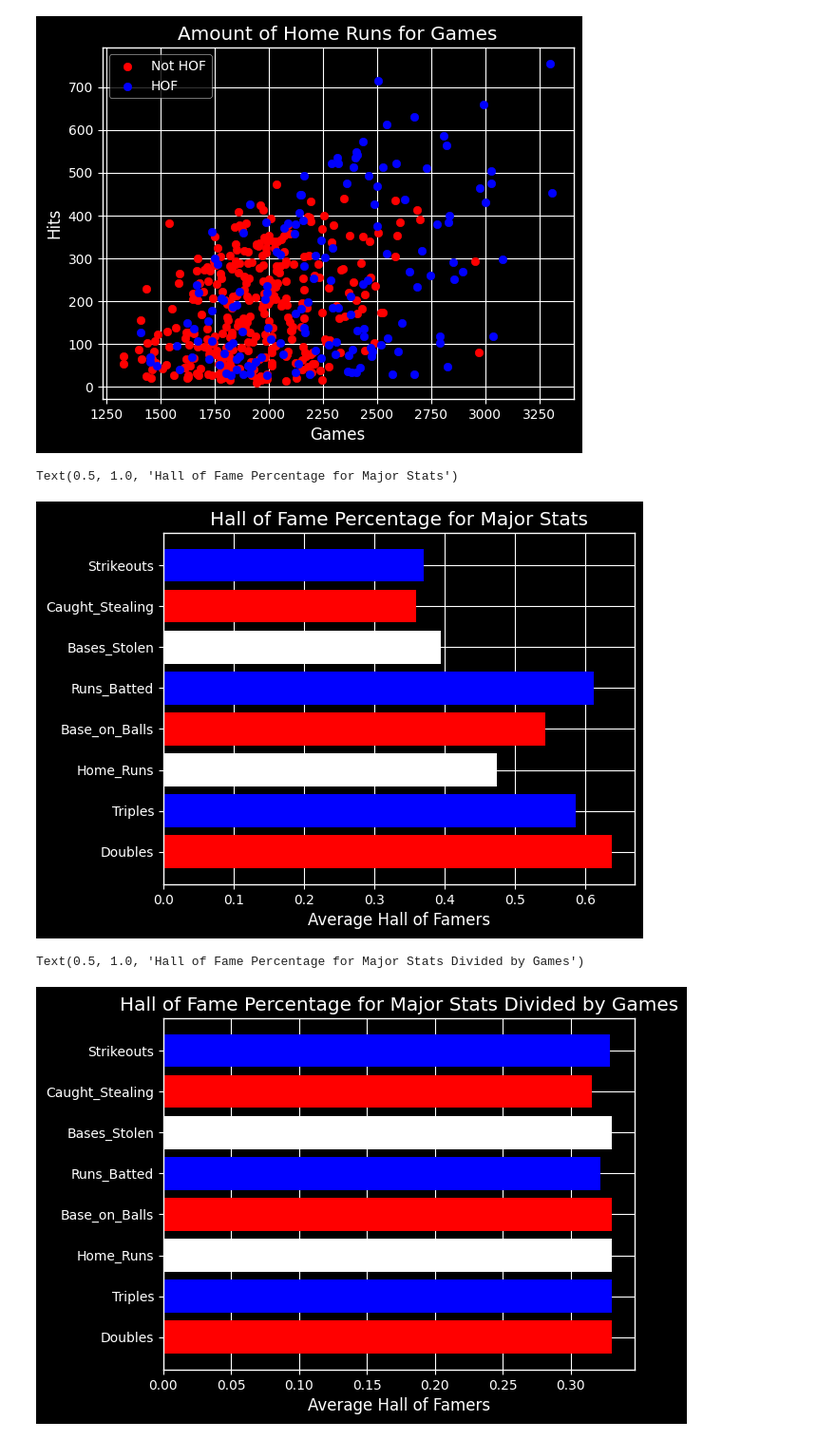
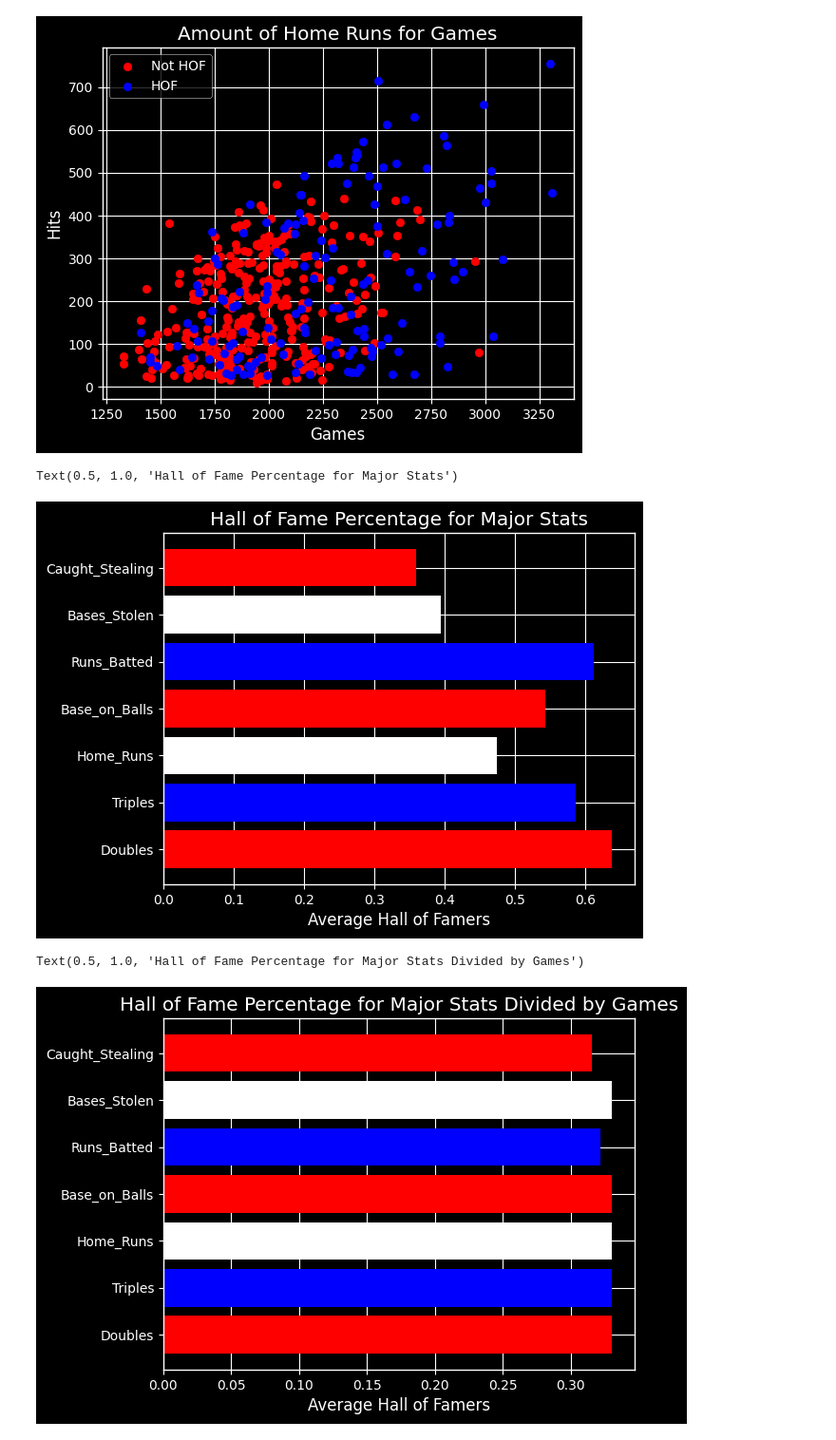
Before and after one commit to A-Peoples/DSRP_Project, a Jupyter notebook: Data_Science_Project_2025.ipynb, the cells around one changed output. Shown at 95% size. Drawn from its saved outputs; the diff is of its cells as text; code cells hidden in the pictures.

```diff
--- a/Data_Science_Project_2025.ipynb
+++ b/Data_Science_Project_2025.ipynb
@@ -113,0 +94,4 @@ pie_df
+# %%
+df['Batting_Avg'] = df['Batting_Avg'] * df['At_Bat']
+
+df.sort_values(by='Batting_Avg', ascending=False)
@@ -127,7 +127,7 @@ plt.legend(["Not HOF", "HOF"])
 <matplotlib.legend.Legend at 0x...>
 [figure]
 # %%
-cols = ['Doubles', 'Triples', 'Home_Runs', 'Base_on_Balls', 'Runs_Batted', 'Bases_Stolen', 'Caught_Stealing', 'Strikeouts']
+cols = ['Doubles', 'Triples', 'Home_Runs', 'Base_on_Balls', 'Runs_Batted', 'Bases_Stolen', 'Caught_Stealing']
 plt.style.use('dark_background')
 num_list = []
 for col in cols:
@@ -140,15 +140,14 @@ nums = {cols[0]: num_list[0],
  cols[3]: num_list[3],
  cols[4]: num_list[4],
  cols[5]: num_list[5],
- cols[6]: num_list[6],
- cols[7]: num_list[7],}
+ cols[6]: num_list[6],}
 
 plt.barh(cols, num_list, color=['red', 'blue', 'white'])
 plt.xlabel("Average Hall of Famers")
 plt.title("Hall of Fame Percentage for Major Stats")
 # %% [output]
 Text(0.5, 1.0, 'Hall of Fame Percentage for Major Stats')
-[figure, old version]
+[figure, new version]
 # %%
 avg_df = df
 
@@ -190,6 +189,7 @@ nums = {cols[0]: num_list[0],
   cols[7]: num_list[7],}
 # %%
 avg_df = df
+cols = ['Doubles', 'Triples', 'Home_Runs', 'Base_on_Balls', 'Runs_Batted', 'Bases_Stolen', 'Caught_Stealing', 'Strikeouts']
 
 avg_df = avg_df.rename(columns={"YRS": "Years_Active",
                         "AB": "At_Bat",
@@ -200,35 +200,34 @@ avg_df = avg_df.rename(columns={"YRS": "Years_Active",
                         "HR": "Home_Runs",
                         "RBI": "Runs_Batted",
                         "BB": 'Base_on_Balls',
-                        "SO": "Strikeouts",
                         "SB": 'Bases_Stolen',
                         "CS": "Caught_Stealing",
                         "BA": 'Batting_Avg'})
 for col in cols:
   avg_df[col] = avg_df[col] / avg_df['At_Bat']
 
 x = avg_df.describe()
 
 x = x.head(7).tail(1)
 x['PLAYER'] = "75%"
 
 num_list = []
 for col in cols:
   y = standard_df.loc[standard_df[col] > x[col].iloc[0]].HOF.mean()
   num_list.append(y)
 
 nums = {cols[0]: num_list[0],
  cols[1]: num_list[1],
  cols[2]: num_list[2],
  cols[3]: num_list[3],
  cols[4]: num_list[4],
  cols[5]: num_list[5],
- cols[6]: num_list[6],
- cols[7]: num_list[7],}
-
+ cols[6]: num_list[6],}
+cols.pop(7)
+num_list.pop(7)
 plt.barh(cols, num_list, color=['red', 'blue', 'white'])
 plt.xlabel("Average Hall of Famers")
 plt.title("Hall of Fame Percentage for Major Stats Divided by Games")
 # %% [output]
 Text(0.5, 1.0, 'Hall of Fame Percentage for Major Stats Divided by Games')
-[figure, old version]
+[figure, new version]
```
Also changed, not shown: parts of 4 cells of this notebook.
